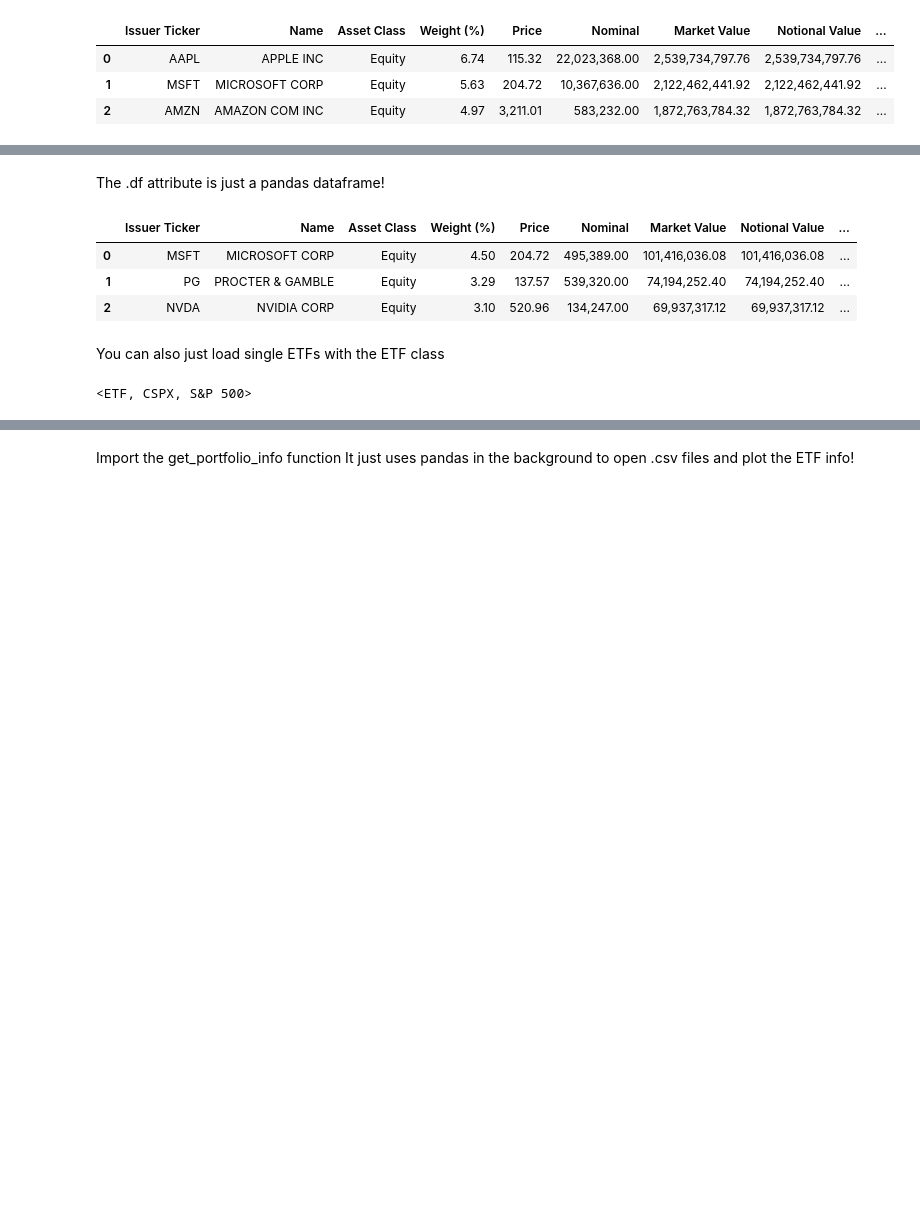
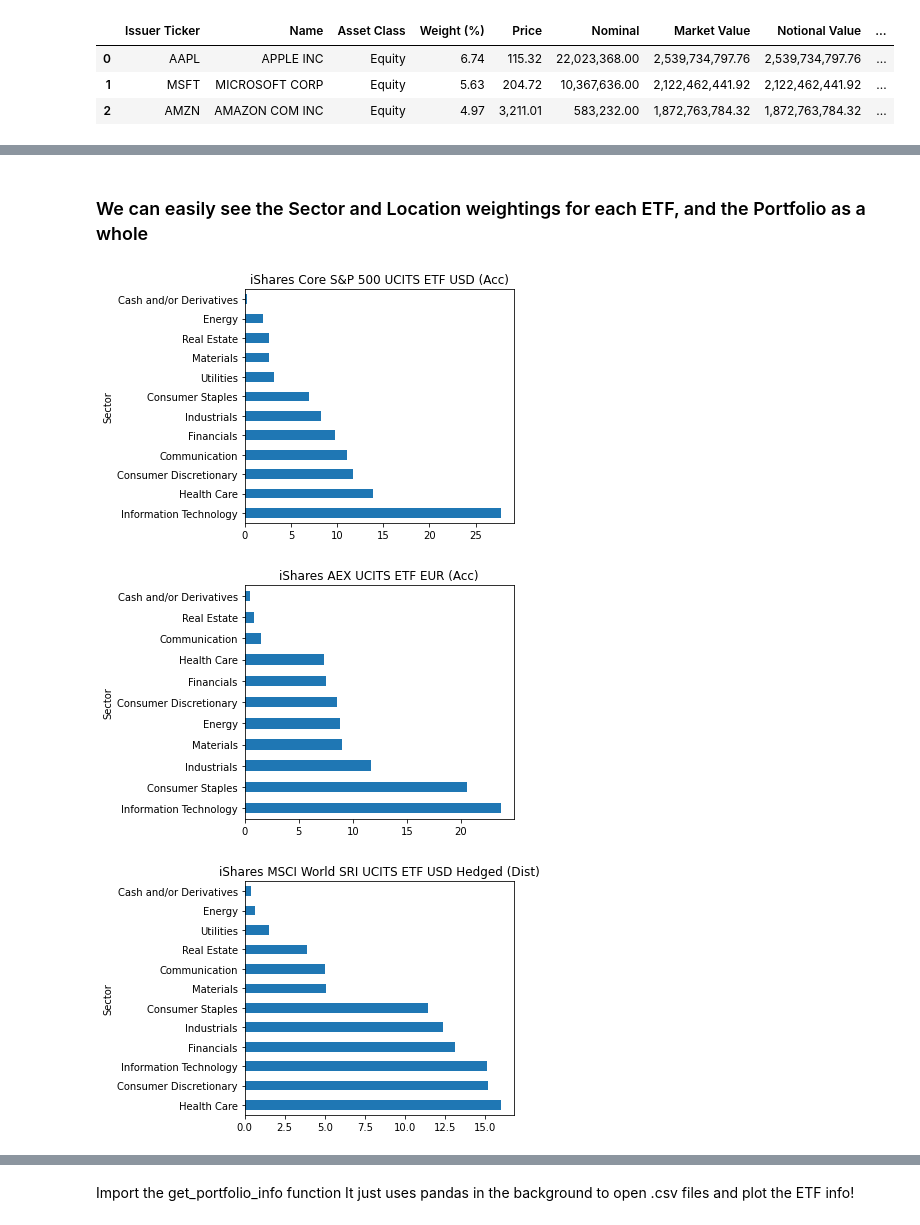
Before and after one commit to PinkShnack/ETF_Portfolio_Manager, a Jupyter notebook: display_portfolio.ipynb, the cells around one changed output, grey strips where cells are left out. Cells and saved outputs as stored; diff of their text form; code cells hidden in the pictures; blank space fills up the shorter version.

```diff
--- a/display_portfolio.ipynb
+++ b/display_portfolio.ipynb
@@ -28,0 +12,9 @@ The .df_list attribute is just a list of pandas dataframes!
+# %%
+# Below we give 'CSPX' 50%, with 'IAEA' and 'SUWU' with 25% each
+ticker_percent_dict = {'CSPX': 50,
+                       'IAEA': 25,
+                       'SUWU': 25}
+
+# Create the portfolio object
+my_portfolio = pf.Portfolio(ticker_percent_dict, portfolio_name="Cool Portfolio")
+my_portfolio
@@ -51,16 +43,10 @@ MSCI_wSRI
-# %% [markdown]
-The .df attribute is just a pandas dataframe!
-# %%
-MSCI_wSRI.df.head(3)
-# %% [output]
-|  | Issuer Ticker | Name | Asset Class | Weight (%) | Price | Nominal | Market Value | Notional Value | ... |
-| 0 | MSFT | MICROSOFT CORP | Equity | 4.50 | 204.72 | 495,389.00 | 101,416,036.08 | 101,416,036.08 | ... |
-| 1 | PG | PROCTER & GAMBLE | Equity | 3.29 | 137.57 | 539,320.00 | 74,194,252.40 | 74,194,252.40 | ... |
-| 2 | NVDA | NVIDIA CORP | Equity | 3.10 | 520.96 | 134,247.00 | 69,937,317.12 | 69,937,317.12 | ... |
-# %% [markdown]
-You can also just load single ETFs with the ETF class
-# %%
-SP500 = pf.ETF(ticker='CSPX', etf_name="S&P 500")
-SP500
-# %% [output]
-<ETF, CSPX, S&P 500>
+# %% [markdown]
+### We can easily see the Sector and Location weightings for each ETF, and the Portfolio as a whole
+# %%
+axes = my_portfolio.plot_all_summarised_ETF(groupby="Sector")
+
+# This can also be done for individual ETFs with: SP500.plot_summarised_ETF(groupby="Sector")
+# %% [output]
+[figure, added]
+[figure, added]
+[figure, added]
```
Also changed, not shown: parts of 20 cells of this notebook, 1 other file.
